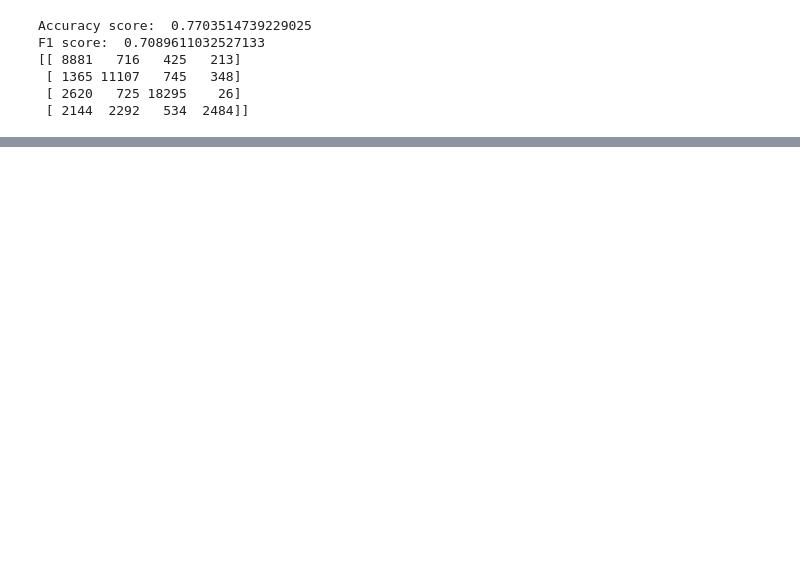
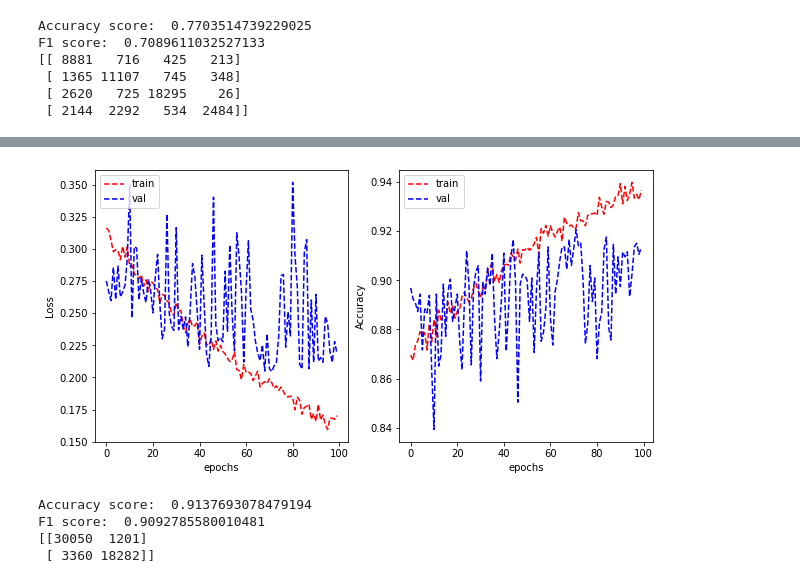
Before and after one commit to Sachin270/CMLAssignment2, a Jupyter notebook: Assignment2.ipynb, the cells around one changed output, grey strips where cells are left out. Drawn from its saved outputs; the diff is of its cells as text; code cells hidden in the pictures; blank space fills up the shorter version.

```diff
--- a/Assignment2.ipynb
+++ b/Assignment2.ipynb
@@ -383,0 +425,38 @@ F1 score:  0.7089611032527133
+# %%
+import tensorflow as tf
+reg_lambda = 0.00001
+
+model_VGG_3 = tf.keras.Sequential([
+    #VGG block 1
+    tf.keras.layers.Conv2D(27, (3, 3), activation='relu', padding='same',
+                           kernel_regularizer=tf.keras.regularizers.l2(reg_lambda), input_shape=(27, 27, 3)),
+    tf.keras.layers.Conv2D(27, (3, 3), activation='relu', padding='same',
+                           kernel_regularizer=tf.keras.regularizers.l2(reg_lambda)),
+    tf.keras.layers.MaxPooling2D((2, 2)),
+
+    #VGG block 2
+    tf.keras.layers.Conv2D(54, (3, 3), activation='relu', padding='same',
+                           kernel_regularizer=tf.keras.regularizers.l2(reg_lambda)),
+    tf.keras.layers.Conv2D(54, (3, 3), activation='relu', padding='same',
+                           kernel_regularizer=tf.keras.regularizers.l2(reg_lambda)),
+    tf.keras.layers.MaxPooling2D((2, 2)),
+
+    #VGG block 3
+    tf.keras.layers.Conv2D(108, (3, 3), activation='relu', padding='same',
+                           kernel_regularizer=tf.keras.regularizers.l2(reg_lambda)),
+    tf.keras.layers.Conv2D(108, (3, 3), activation='relu', padding='same',
+                           kernel_regularizer=tf.keras.regularizers.l2(reg_lambda)),
+    tf.keras.layers.MaxPooling2D((2, 2)),
+
+    tf.keras.layers.Flatten(),
+    tf.keras.layers.Dense(54, activation='relu'),
+    tf.keras.layers.Dropout(.2),
+    tf.keras.layers.Dense(OUTPUT_CLASSES,activation='softmax'),
+])
+# %%
+
+model_VGG_3.compile(tf.keras.optimizers.Adam(learning_rate=0.0001,name="Adam"),
+              loss=tf.keras.losses.CategoricalCrossentropy(from_logits=False),
+              metrics=['categorical_accuracy'])
+# %%
+history_VGG_3 = model_VGG_3.fit(train_generator, validation_data = validation_generator, epochs=100)
@@ -383,0 +481,42 @@ F1 score:  0.7089611032527133
+# %%
+plot_learning_curve(history_VGG_3.history['loss'], history_VGG_3.history['val_loss'],
+                    history_VGG_3.history['categorical_accuracy'], history_VGG_3.history['val_categorical_accuracy'],
+                    metric_name='Accuracy')
+# %% [output]
+[figure, added]
+# %%
+# setup data some placeholders
+batch_size_ = 1
+y_hat_all = list()
+y_all = list()
+filenames = validation_generator.filenames
+N_images = len(filenames)
+batches = 1
+
+# iterate through the data generator and predict for each batch
+# hold the predictions and labels
+for x,y in validation_generator:
+        y_hat = model_VGG_3.predict(x, verbose=0)
+        y_hat = np.argmax(y_hat, axis = 1)
+        y = np.argmax(y, axis = 1)
+        y_hat_all = y_hat_all + y_hat.tolist()
+        y_all = y_all + y.tolist()
+
+        batches += 1
+        if batches >= N_images / batch_size_:
+            break
+
+# now you have made the predictions you can use any performance metric
+# you wish: either in sklearn or some function you have written
+
+from sklearn.metrics import classification_report
+from sklearn.metrics import confusion_matrix, accuracy_score, f1_score
+
+print("Accuracy score: ", accuracy_score(y_all, y_hat_all))
+print("F1 score: ", f1_score(y_all, y_hat_all, average='macro'))
+print(confusion_matrix(y_all, y_hat_all))
+# %% [output]
+Accuracy score:  0.9137693078479194
+F1 score:  0.9092785580010481
+[[30050  1201]
+ [ 3360 18282]]
```
Also changed, not shown: parts of 10 cells of this notebook.
